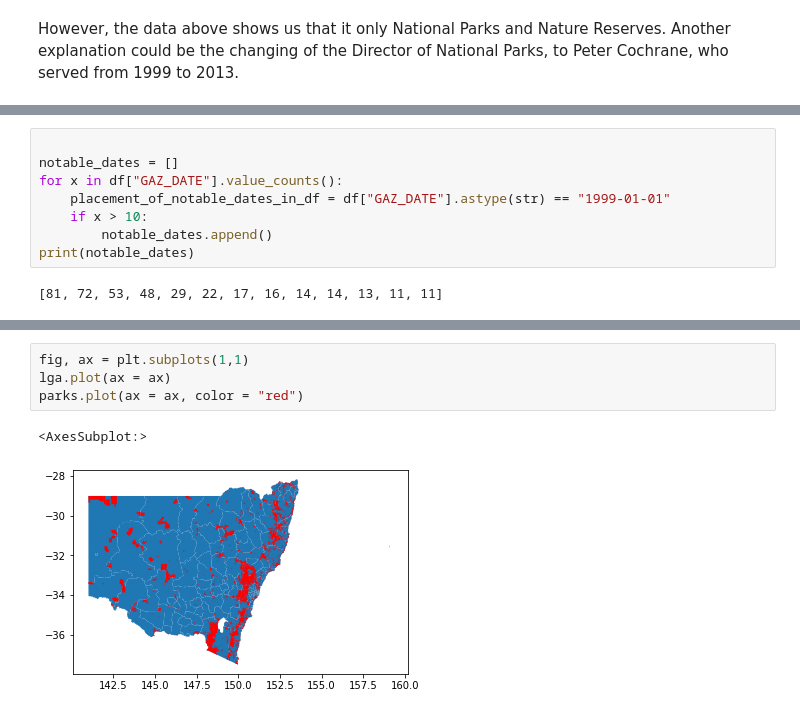
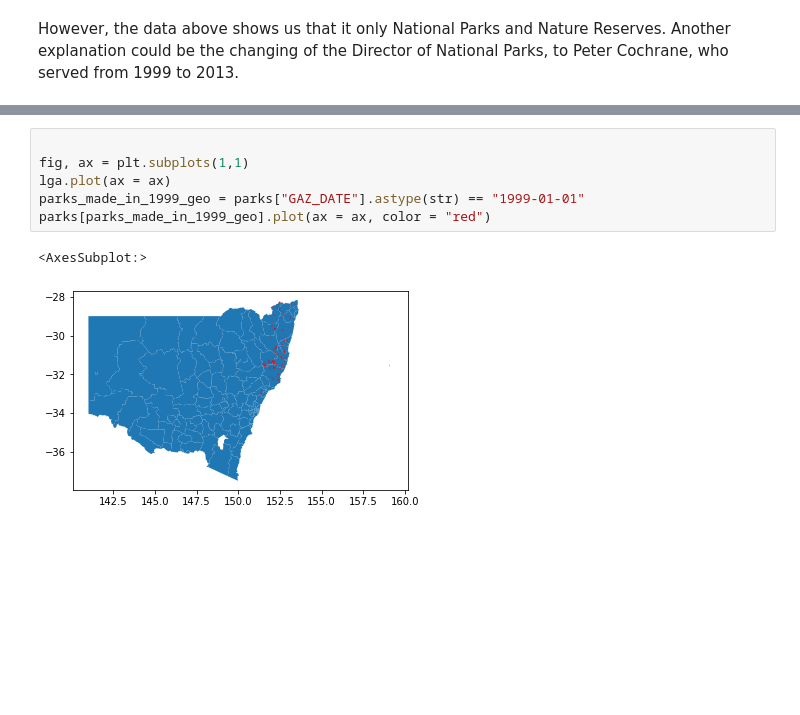
Before and after one commit to AlXu111/NationalParks, a Jupyter notebook: dataproject.ipynb, the cells around one changed output, grey strips where cells are left out. Drawn from its saved outputs; the diff is of its cells as text; blank space fills up the shorter version.

```diff
--- a/dataproject.ipynb
+++ b/dataproject.ipynb
@@ -170,13 +182,3 @@ count_of_dates[count_of_dates > 10].plot(kind = "bar")
-# %%
-
-notable_dates = []
-for x in df["GAZ_DATE"].value_counts():
-    placement_of_notable_dates_in_df = df["GAZ_DATE"].astype(str) == "1999-01-01"
-    if x > 10:
-        notable_dates.append()
-print(notable_dates)
-# %% [output]
-[81, 72, 53, 48, 29, 22, 17, 16, 14, 14, 13, 11, 11]
 # %%
 type_of_national_park = df["TYPE"]
 list_of_karst_parks = []
@@ -212,9 +214,11 @@ Name: 839, dtype: object
 [2, 105, 381, 840]
 ['Abercrombie Karst Conservation Reserve', 'Borenore Karst Conservation Reserve', 'Jenolan Karst Conservation Reserve', 'Wombeyan Karst Conservation Reserve']
 # %%
+
 fig, ax = plt.subplots(1,1)
 lga.plot(ax = ax)
-parks.plot(ax = ax, color = "red")
+parks_made_in_1999_geo = parks["GAZ_DATE"].astype(str) == "1999-01-01"
+parks[parks_made_in_1999_geo].plot(ax = ax, color = "red")
 # %% [output]
 <AxesSubplot:>
-[figure, old version]
+[figure, new version]
```
Also changed, not shown: parts of 12 cells of this notebook.
